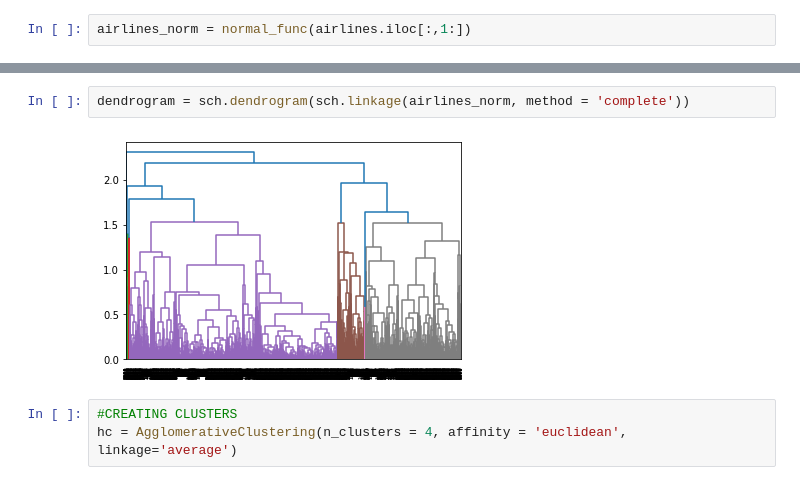
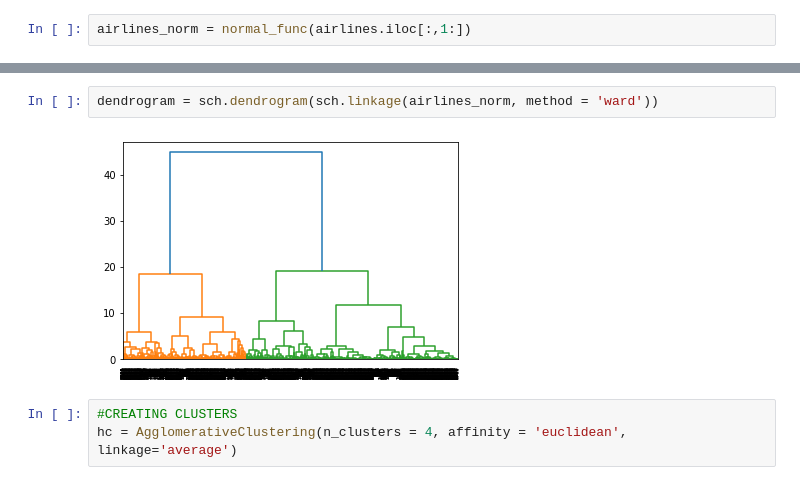
Before and after one commit to Himangi-77/excelR-assignments, a Jupyter notebook: ASSIGNMENT7_CLUSTERING_AIRLINES-checkpoint.ipynb, the cells around one changed output, grey strips where cells are left out. Drawn from its saved outputs; the diff is of its cells as text.

```diff
--- a/ASSIGNMENT7_CLUSTERING_AIRLINES-checkpoint.ipynb
+++ b/ASSIGNMENT7_CLUSTERING_AIRLINES-checkpoint.ipynb
@@ -42,9 +42,9 @@ Data columns (total 11 columns):
 dtypes: float64(11)
 memory usage: 343.8 KB
 # %%
-dendrogram = sch.dendrogram(sch.linkage(airlines_norm, method = 'complete'))
+dendrogram = sch.dendrogram(sch.linkage(airlines_norm, method = 'ward'))
 # %% [output]
-[figure, old version]
+[figure, new version]
 # %%
 #CREATING CLUSTERS
 hc = AgglomerativeClustering(n_clusters = 4, affinity = 'euclidean', linkage='average')
```
Also changed, not shown: parts of 22 cells of this notebook.
